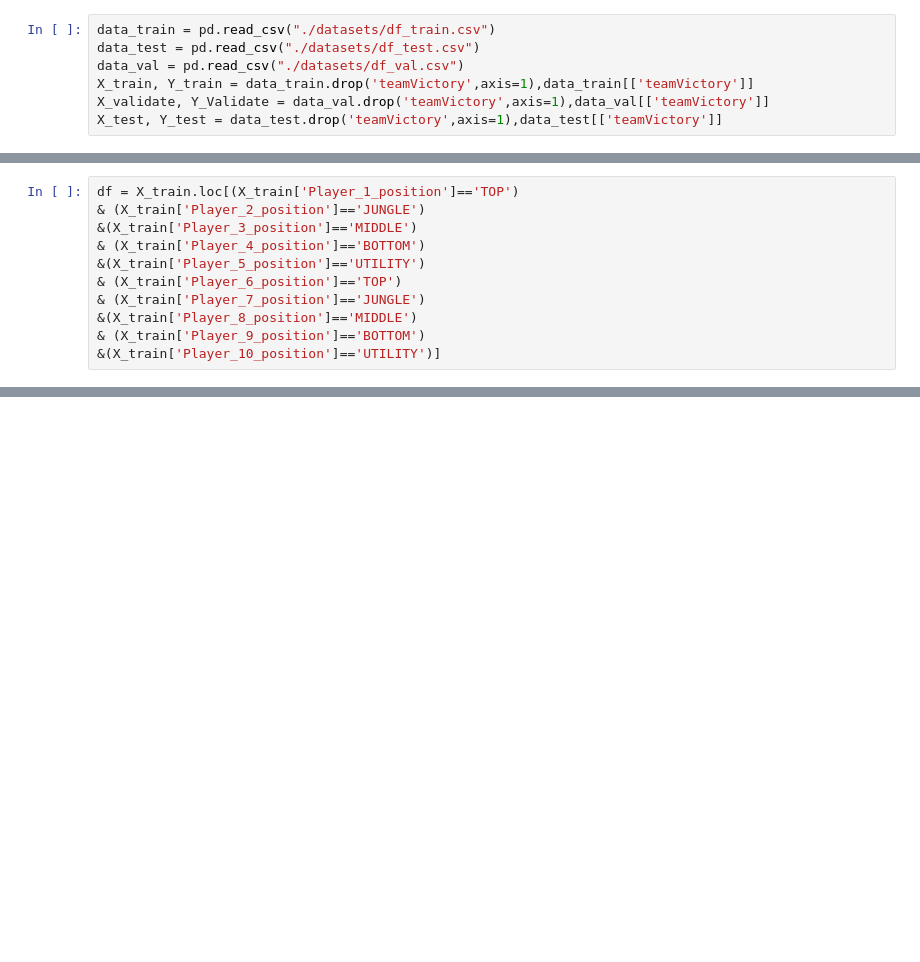
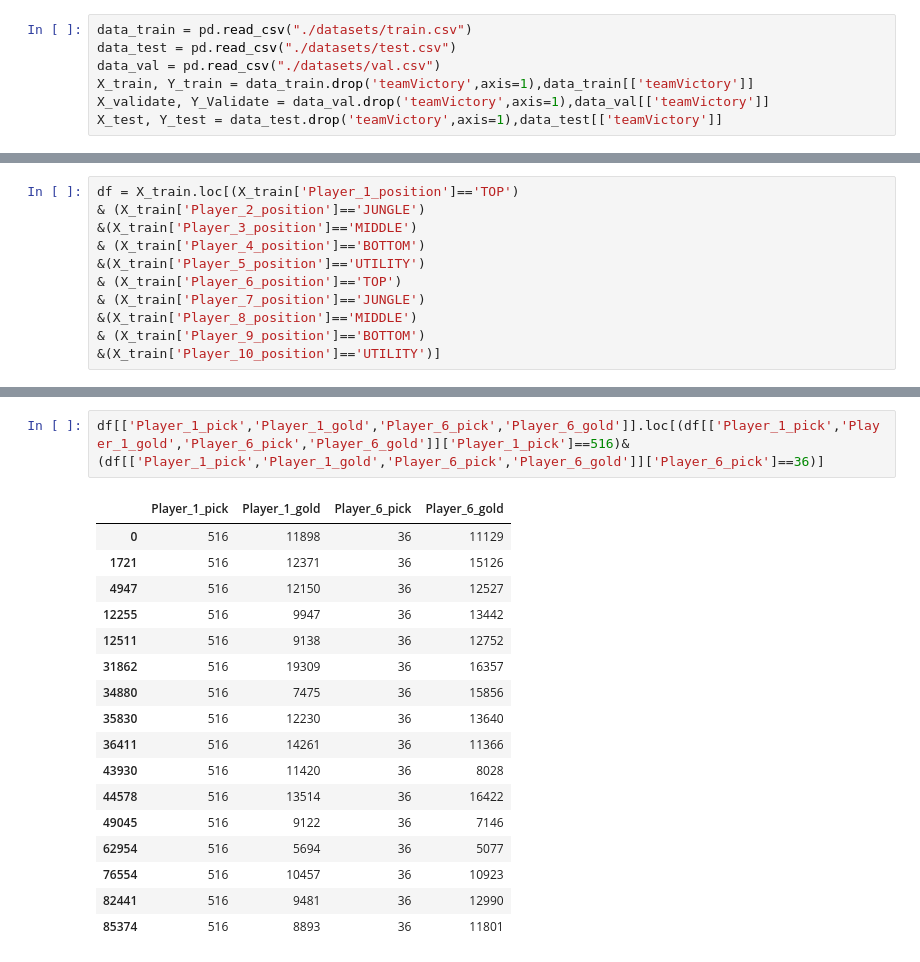
Before and after one commit to Jiawei-oukai/MachinLearning-LOL_Gaming, a Jupyter notebook: 1.ChampCounterRelations.ipynb, the cells around one changed output, grey strips where cells are left out. Cells and saved outputs as stored; diff of their text form; blank space fills up the shorter version.

```diff
--- a/1.ChampCounterRelations.ipynb
+++ b/1.ChampCounterRelations.ipynb
@@ -3,9 +3,9 @@ import pandas as pd
 from tqdm import tqdm
 import os
 # %%
-data_train = pd.read_csv("./datasets/df_train.csv")
-data_test = pd.read_csv("./datasets/df_test.csv")
-data_val = pd.read_csv("./datasets/df_val.csv")
+data_train = pd.read_csv("./datasets/train.csv")
+data_test = pd.read_csv("./datasets/test.csv")
+data_val = pd.read_csv("./datasets/val.csv")
 X_train, Y_train = data_train.drop('teamVictory',axis=1),data_train[['teamVictory']]
 X_validate, Y_Validate = data_val.drop('teamVictory',axis=1),data_val[['teamVictory']]
 X_test, Y_test = data_test.drop('teamVictory',axis=1),data_test[['teamVictory']]
@@ -67,0 +167,20 @@ ChampCounterRelations(df)[0]
+# %%
+df[['Player_1_pick','Player_1_gold','Player_6_pick','Player_6_gold']].loc[(df[['Player_1_pick','Player_1_gold','Player_6_pick','Player_6_gold']]['Player_1_pick']==516)&(df[['Player_1_pick','Player_1_gold','Player_6_pick','Player_6_gold']]['Player_6_pick']==36)]
+# %% [output]
+|  | Player_1_pick | Player_1_gold | Player_6_pick | Player_6_gold |
+| 0 | 516 | 11898 | 36 | 11129 |
+| 1721 | 516 | 12371 | 36 | 15126 |
+| 4947 | 516 | 12150 | 36 | 12527 |
+| 12255 | 516 | 9947 | 36 | 13442 |
+| 12511 | 516 | 9138 | 36 | 12752 |
+| 31862 | 516 | 19309 | 36 | 16357 |
+| 34880 | 516 | 7475 | 36 | 15856 |
+| 35830 | 516 | 12230 | 36 | 13640 |
+| 36411 | 516 | 14261 | 36 | 11366 |
+| 43930 | 516 | 11420 | 36 | 8028 |
+| 44578 | 516 | 13514 | 36 | 16422 |
+| 49045 | 516 | 9122 | 36 | 7146 |
+| 62954 | 516 | 5694 | 36 | 5077 |
+| 76554 | 516 | 10457 | 36 | 10923 |
+| 82441 | 516 | 9481 | 36 | 12990 |
+| 85374 | 516 | 8893 | 36 | 11801 |
```
Also changed, not shown: parts of 16 cells of this notebook.
